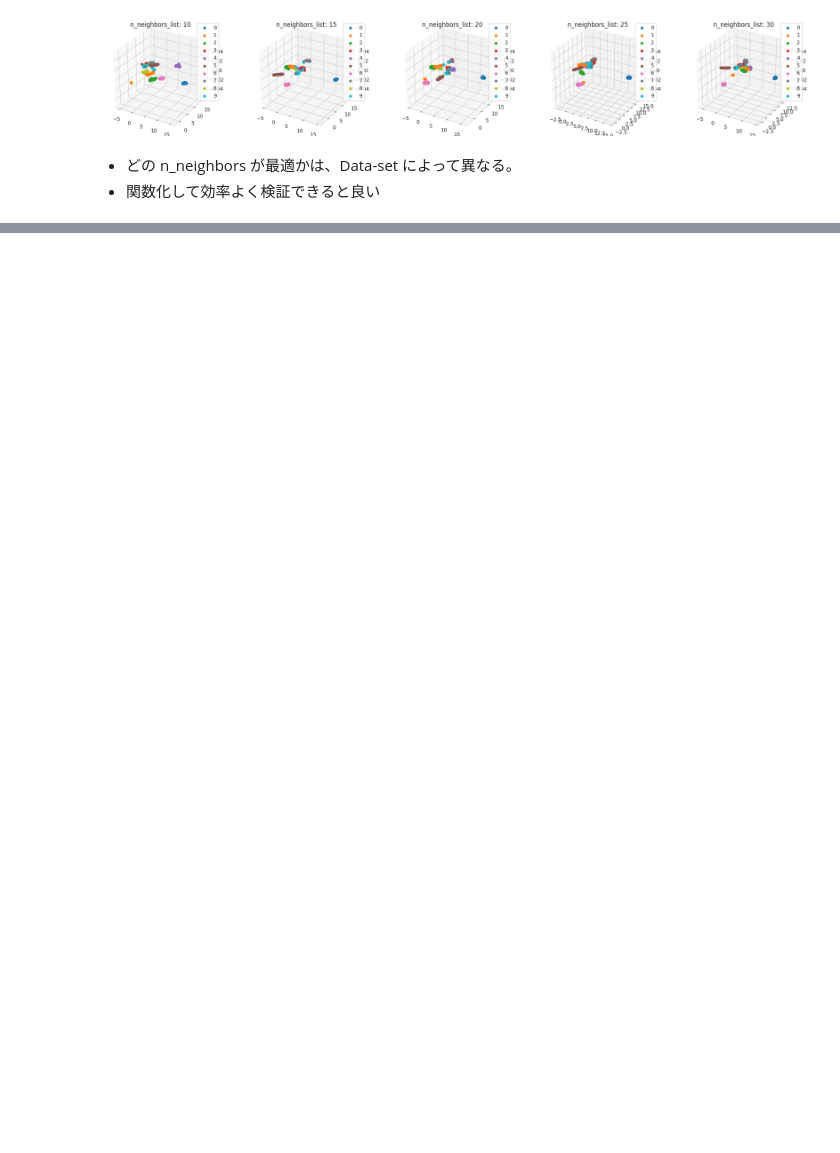
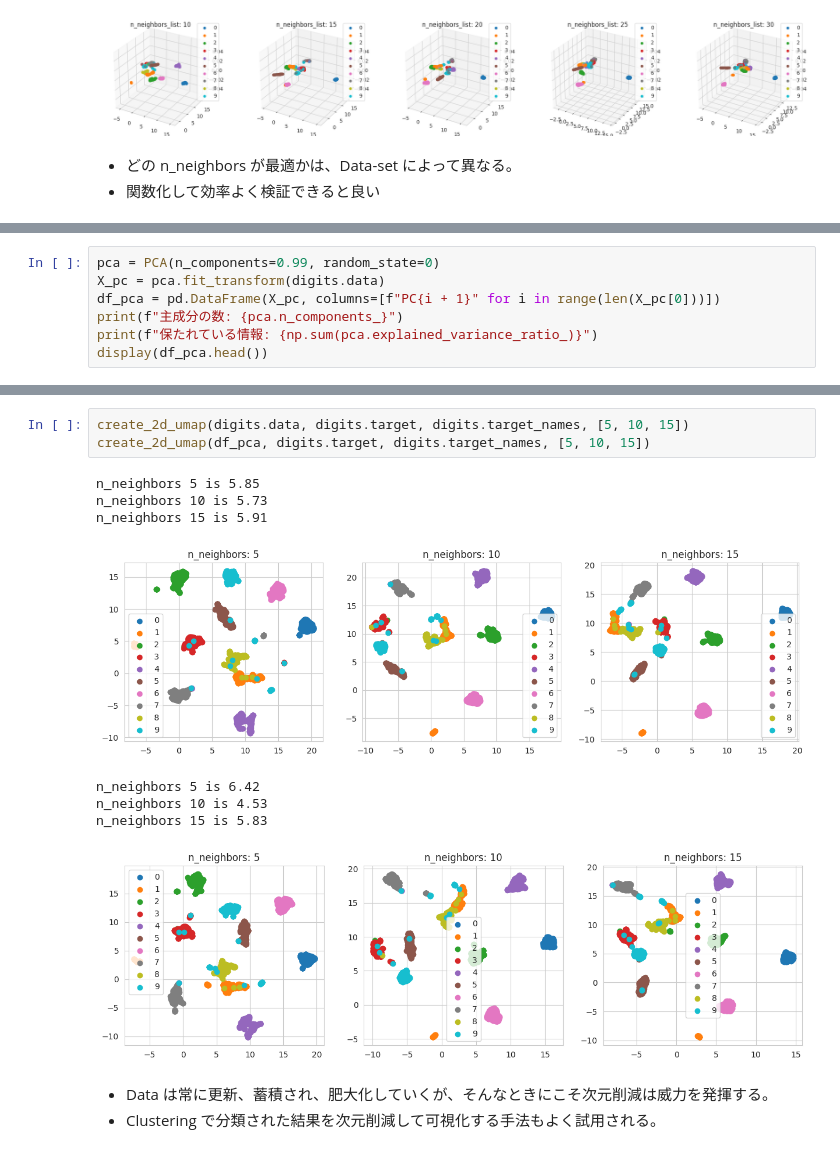
Before and after one commit to 1024xx4/ai_model_building_100, a Jupyter notebook: section03/section03.ipynb, the cells around one changed output, grey strips where cells are left out. Cells and saved outputs as stored; diff of their text form; blank space fills up the shorter version.

Commit message:
Analysis: PCA と UMAP を組み合わせて次元削減を実施する#5

```diff
--- a/section03/section03.ipynb
+++ b/section03/section03.ipynb
@@ -632,0 +636,7 @@ n_neighbors_list 30 is 5.77
+# %%
+pca = PCA(n_components=0.99, random_state=0)
+X_pc = pca.fit_transform(digits.data)
+df_pca = pd.DataFrame(X_pc, columns=[f"PC{i + 1}" for i in range(len(X_pc[0]))])
+print(f"主成分の数: {pca.n_components_}")
+print(f"保たれている情報: {np.sum(pca.explained_variance_ratio_)}")
+display(df_pca.head())
@@ -632,0 +653,15 @@ n_neighbors_list 30 is 5.77
+# %%
+create_2d_umap(digits.data, digits.target, digits.target_names, [5, 10, 15])
+create_2d_umap(df_pca, digits.target, digits.target_names, [5, 10, 15])
+# %% [output]
+n_neighbors 5 is 5.85
+n_neighbors 10 is 5.73
+n_neighbors 15 is 5.91
+[figure, added]
+n_neighbors 5 is 6.42
+n_neighbors 10 is 4.53
+n_neighbors 15 is 5.83
+[figure, added]
+# %% [markdown]
+- Data は常に更新、蓄積され、肥大化していくが、そんなときにこそ次元削減は威力を発揮する。
+- Clustering で分類された結果を次元削減して可視化する手法もよく試用される。
```
Also changed, not shown: parts of 8 cells of this notebook.
